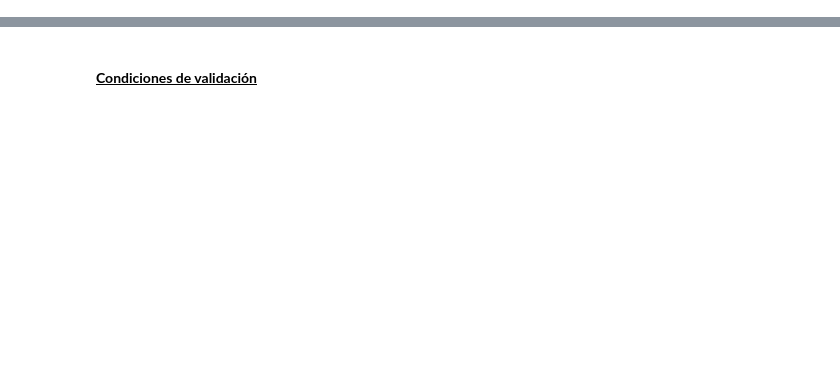
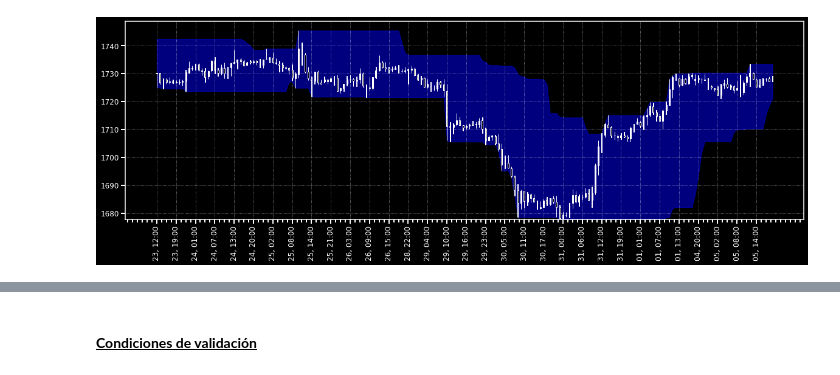
Before and after one commit to gsolaril/4AMBOT, a Jupyter notebook: Formulación.ipynb, the cells around one changed output, grey strips where cells are left out. Cells and saved outputs as stored; diff of their text form; code cells hidden in the pictures; blank space fills up the shorter version.

```diff
--- a/Formulación.ipynb
+++ b/Formulación.ipynb
@@ -109,9 +187,11 @@ Axes.set_title("Gráfica completa", fontsize = 14, fontweight = "bold");
 # %%
 period = 32
 candles = 192
 Data["Don.max"] = Data.loc[:, "H"].rolling(period).max()
 Data["Don.min"] = Data.loc[:, "L"].rolling(period).min()
 Data_reduced = Data.copy()[-candles :]
-Figure, Axes = GMAPlot.candle_plot(Data_reduced)
-Axes.fill_between(range(len(Data_reduced)), Data_reduced["Don.max"],
+Figure3, Axes3 = GMAPlot.candle_plot(Data_reduced)
+Axes3.fill_between(range(len(Data_reduced)), Data_reduced["Don.max"],
     Data_reduced["Don.min"], color = "blue", zorder = -10, alpha = 0.5);
+# %% [output]
+[figure, added]
```
Also changed, not shown: parts of 25 cells of this notebook.
